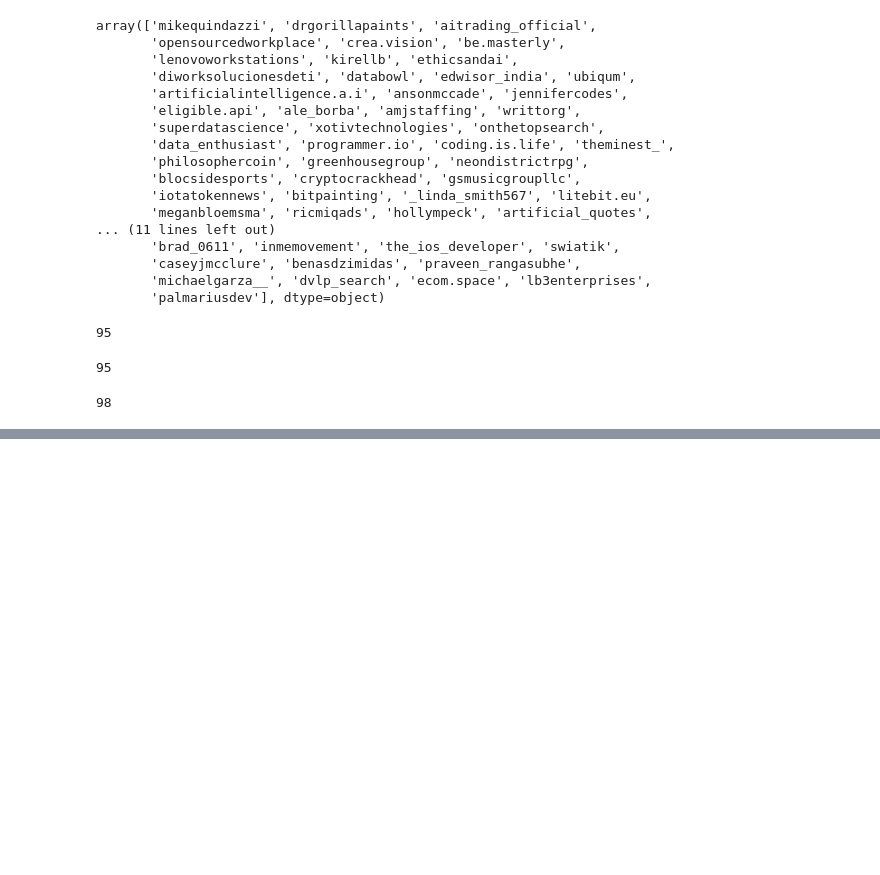
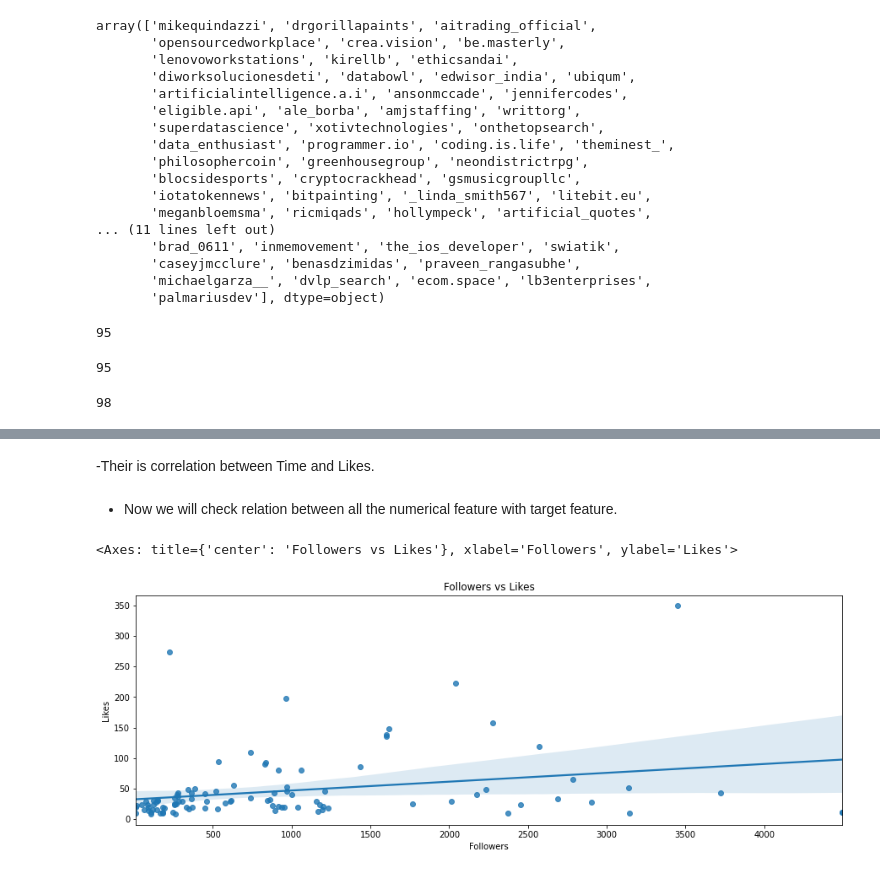
Before and after one commit to iamaakashpal/Placement-Assignment_Aakash_Pal, a Jupyter notebook: MACHINE LEARNING/1/1.ipynb, the cells around one changed output, grey strips where cells are left out. Cells and saved outputs as stored; diff of their text form; code cells hidden in the pictures; blank space fills up the shorter version.

```diff
--- a/MACHINE LEARNING/1/1.ipynb
+++ b/MACHINE LEARNING/1/1.ipynb
@@ -238,0 +244,11 @@ generate_wordcloud('USERNAME')
+# %% [markdown]
+-Their is correlation between Time and Likes.
+# %% [markdown]
+- Now we will check relation between all the numerical feature with target feature.
+# %%
+plt.figure(figsize= (15, 5))
+plt.title('Followers vs Likes')
+sns.regplot(x = 'Followers', y = 'Likes', data = dataset)
+# %% [output]
+<Axes: title={'center': 'Followers vs Likes'}, xlabel='Followers', ylabel='Likes'>
+[figure, added]
```
Also changed, not shown: parts of 31 cells of this notebook.
